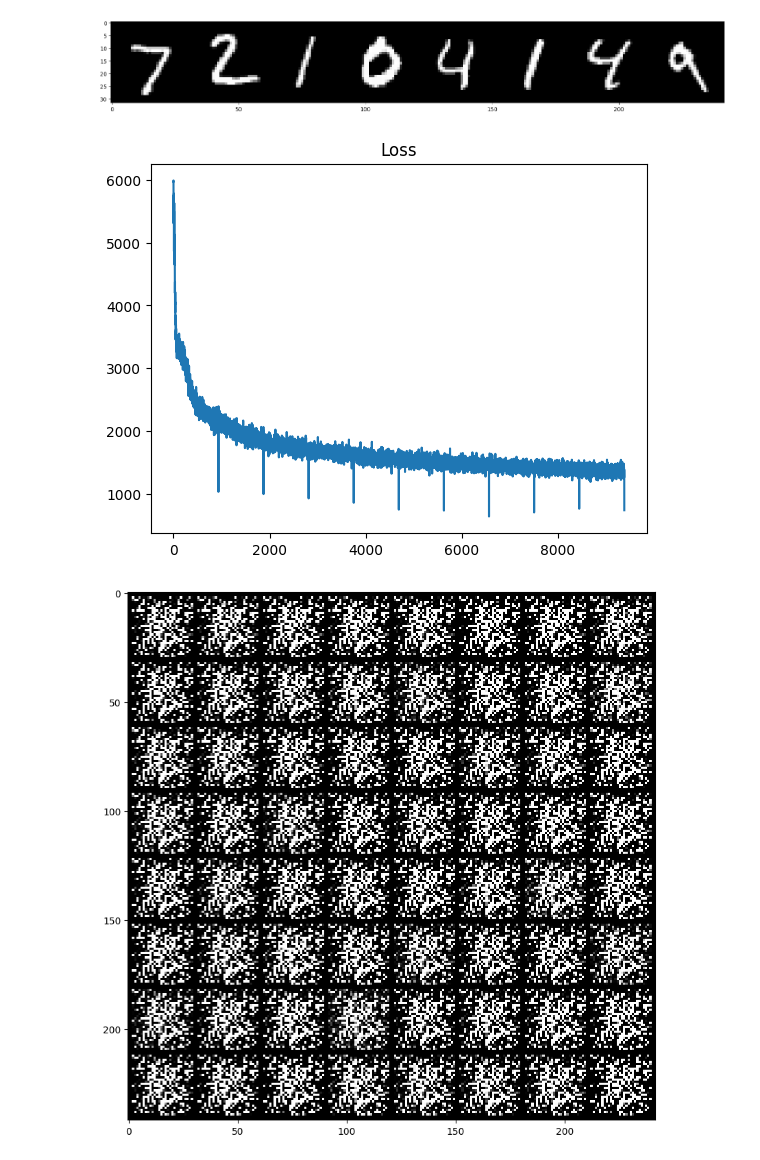
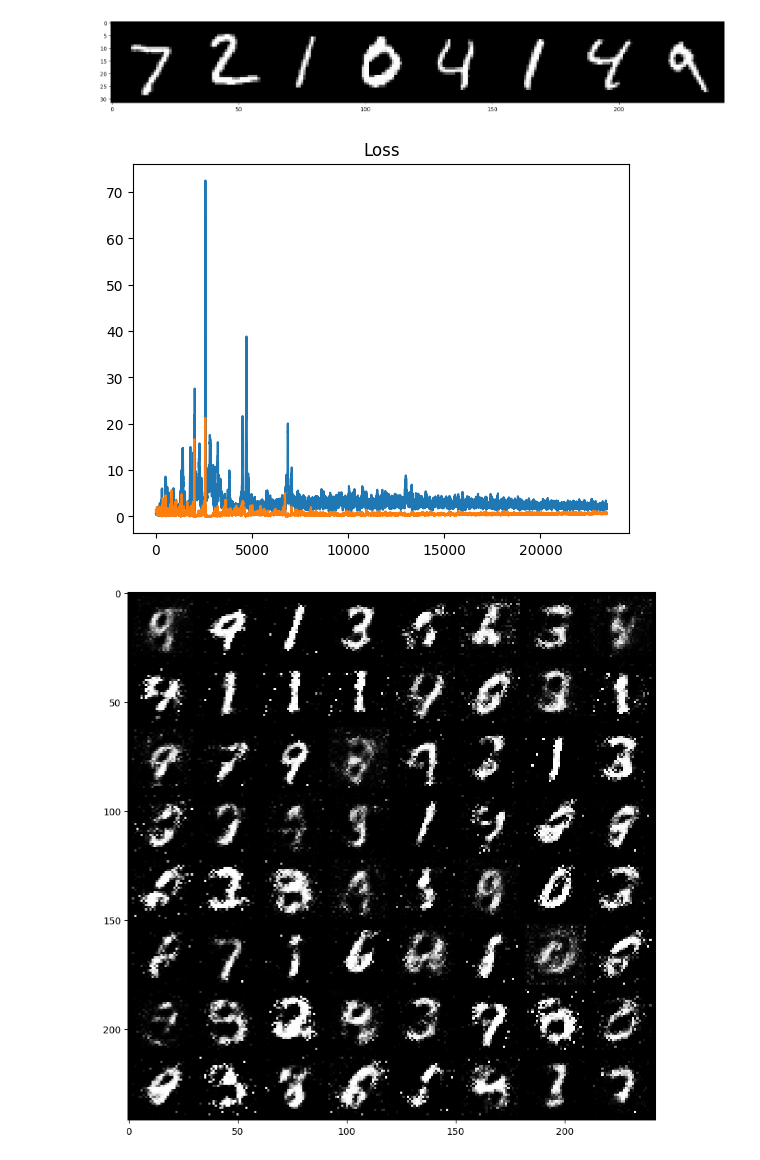
Before and after one commit to HungryM1NT/MTUCI_ml, a Jupyter notebook: lab3/lab3.ipynb, the cells around one changed output. Cells and saved outputs as stored; diff of their text form; code cells hidden in the pictures.

```diff
--- a/lab3/lab3.ipynb
+++ b/lab3/lab3.ipynb
@@ -153,5 +156,6 @@ for i in pbar:
 # %%
-_ = plt.plot(loss_log)
+_ = plt.plot(g_loss_log)
+_ = plt.plot(d_loss_log)
 _ = plt.title("Loss")
 # %% [output]
-[figure, old version]
+[figure, new version]
@@ -170,12 +162,11 @@ noise = torch.rand((64, latent_size)).to(device)
 # %%
 plt.figure(figsize = (20,10))
-latent_noise = torch.randn(64, latent_size, 1, 1).to(device)
-noise = torch.rand((64, latent_size)).to(device)
-recon_data = generator(latent_noise.view(-1, latent_size))
+latent_noise = torch.randn(64, latent_size).to(device)
+recon_data = generator(latent_noise)
 out = vutils.make_grid(recon_data.detach().cpu().view(64, 1, 28, 28), normalize=True)
 _ = plt.imshow(out.numpy().transpose((1, 2, 0)))
 # %% [output]
-[figure, old version]
+[figure, new version]
 # %%
 latent_noise = torch.randn(64, latent_size, 1, 1).to(device)
 fake_image = generator(latent_noise.view(-1, latent_size))
```
Also changed, not shown: parts of 7 cells of this notebook, 3 other files.
